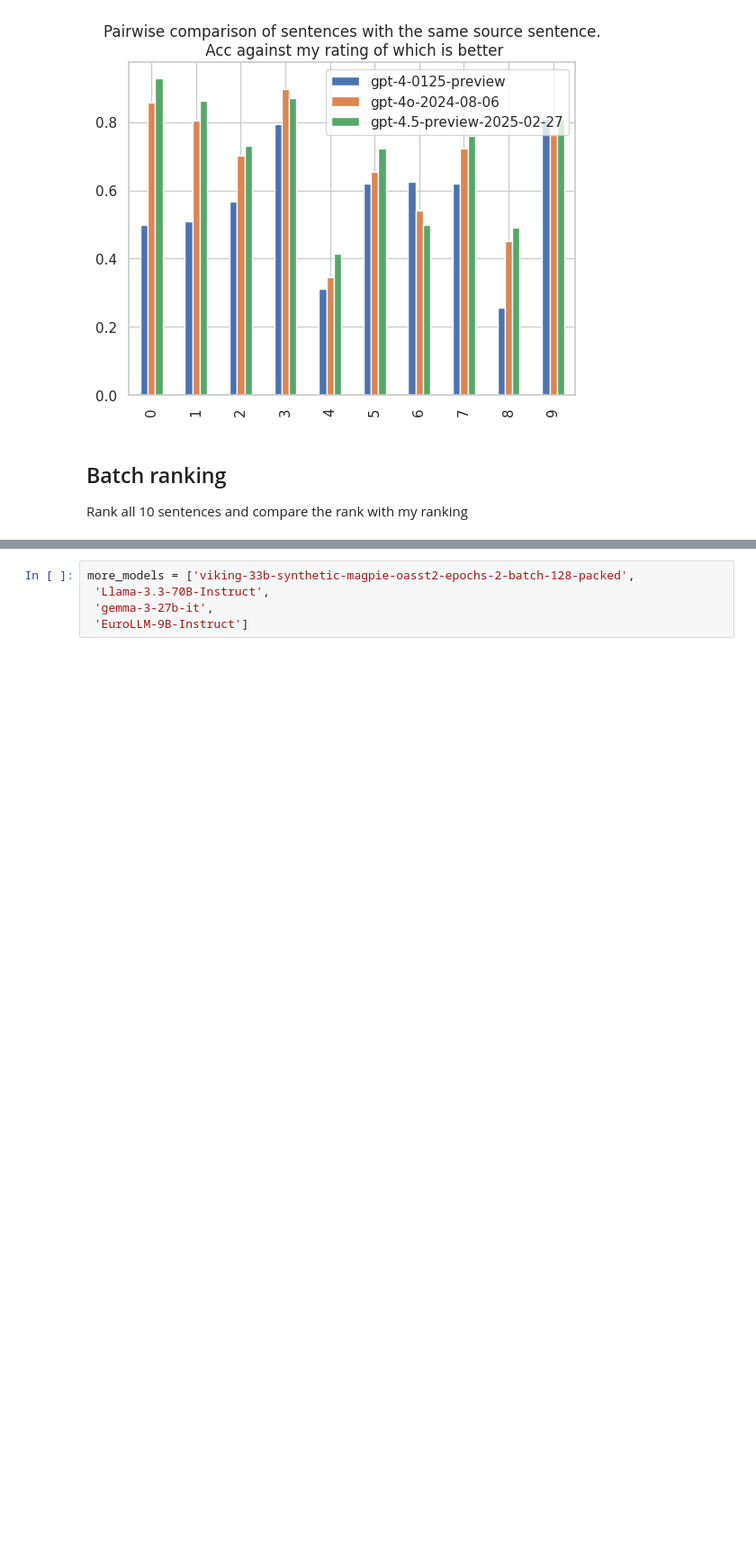
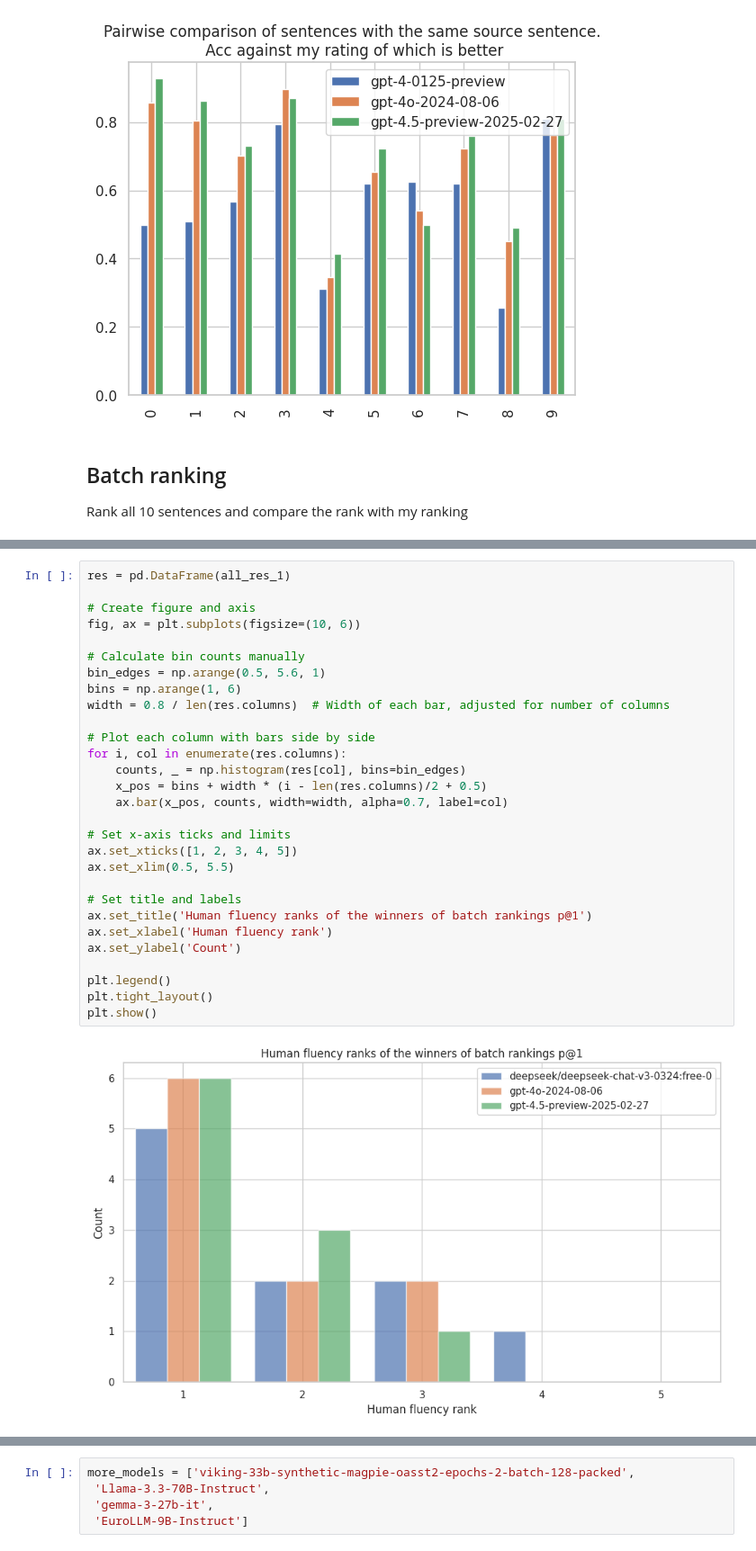
Before and after one commit to MariaBarrett335/translation_quality, a Jupyter notebook: notebooks/flores_fluency.ipynb, the cells around one changed output, grey strips where cells are left out. Shown at 90% size. Drawn from its saved outputs; the diff is of its cells as text; blank space fills up the shorter version.

```diff
--- a/notebooks/flores_fluency.ipynb
+++ b/notebooks/flores_fluency.ipynb
@@ -842,3 +964,34 @@ plt.show()
+# %%
+res = pd.DataFrame(all_res_1)
+
+# Create figure and axis
+fig, ax = plt.subplots(figsize=(10, 6))
+
+# Calculate bin counts manually
+bin_edges = np.arange(0.5, 5.6, 1)
+bins = np.arange(1, 6)
+width = 0.8 / len(res.columns)  # Width of each bar, adjusted for number of columns
+
+# Plot each column with bars side by side
+for i, col in enumerate(res.columns):
+    counts, _ = np.histogram(res[col], bins=bin_edges)
+    x_pos = bins + width * (i - len(res.columns)/2 + 0.5)
+    ax.bar(x_pos, counts, width=width, alpha=0.7, label=col)
+
+# Set x-axis ticks and limits
+ax.set_xticks([1, 2, 3, 4, 5])
+ax.set_xlim(0.5, 5.5)
+
+# Set title and labels
+ax.set_title('Human fluency ranks of the winners of batch rankings p@1')
+ax.set_xlabel('Human fluency rank')
+ax.set_ylabel('Count')
+
+plt.legend()
+plt.tight_layout()
+plt.show()
+# %% [output]
+[figure, added]
 # %% [markdown]
 # Scoring
 Can an LLM score the fluency similarly to a human?
```
Also changed, not shown: parts of 29 cells of this notebook, 8 other files.
